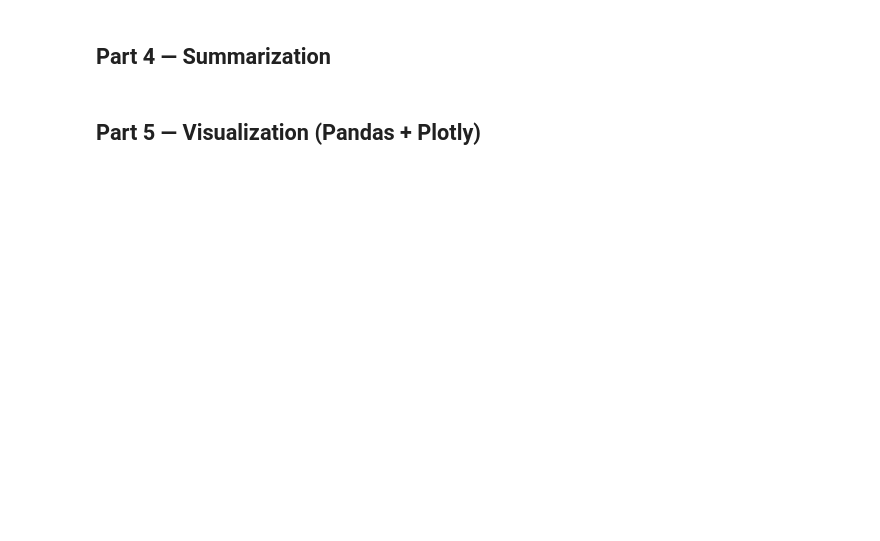
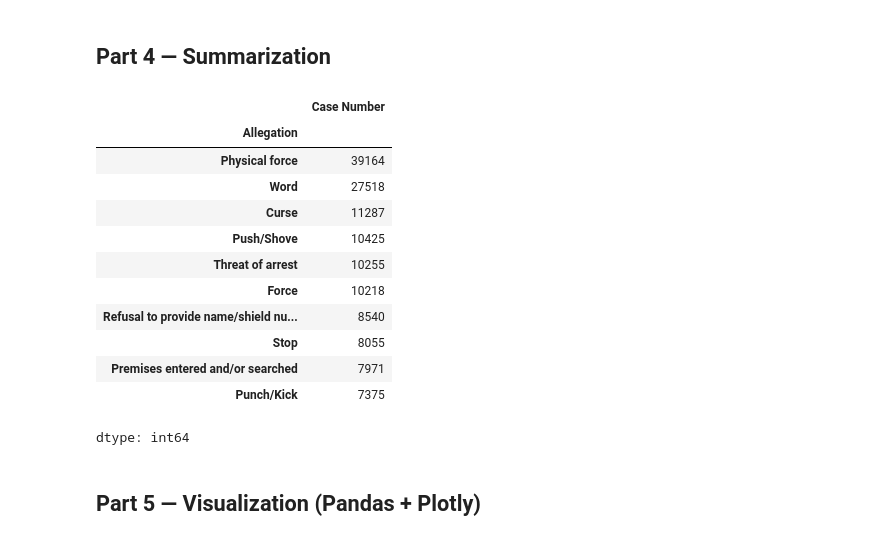
Before and after one commit to lx2348-lx/week2-worksheet-pandas, a Jupyter notebook: Session_2_Student_Worksheet.ipynb, the cells around one changed output. Cells and saved outputs as stored; diff of their text form; code cells hidden in the pictures; blank space fills up the shorter version.

```diff
--- a/Session_2_Student_Worksheet.ipynb
+++ b/Session_2_Student_Worksheet.ipynb
@@ -6,6 +6,3 @@ Work in small groups. Find a CSV dataset on GitHub, load it in Colab, and adapt
 Be ready to walk through your code at the end.
 # %% [markdown]
 ## Part 1 — Find a Dataset (GitHub)
-# %%
-csv_url = "PASTE-RAW-CSV-URL-HERE"
-csv_url
@@ -14,6 +16,6 @@ csv_url
 # %%
 import pandas as pd
 
-df = pd.read_csv(csv_url)
+df = pd.read_excel(csv_url)
 rows, cols = df.shape
 rows, cols
@@ -26,11 +43,27 @@ df.isnull().sum().sort_values(ascending=False).head(10)
 # %% [markdown]
 ## Part 4 — Summarization
 # %%
-category_col = 'REPLACE_ME'
-numeric_col = 'REPLACE_ME'
+category_col = 'Allegation'
+numeric_col = 'Unique Id'
+Rename = {'Unique Id': 'Case Number'}
+df = df.rename(columns=Rename)
 
-by_cat = df.groupby(category_col)[numeric_col].sum().sort_values(ascending=False)
+by_cat = df.groupby("Allegation")["Case Number"].count().sort_values(ascending=False)
 by_cat.head(10)
+# %% [output]
+|  | Case Number |
+| Allegation |  |
+| Physical force | 39164 |
+| Word | 27518 |
+| Curse | 11287 |
+| Push/Shove | 10425 |
+| Threat of arrest | 10255 |
+| Force | 10218 |
+| Refusal to provide name/shield nu... | 8540 |
+| Stop | 8055 |
+| Premises entered and/or searched | 7971 |
+| Punch/Kick | 7375 |
+dtype: int64
 # %% [markdown]
 ## Part 5 — Visualization (Pandas + Plotly)
 # %%
```
Also changed, not shown: parts of 5 cells of this notebook.
